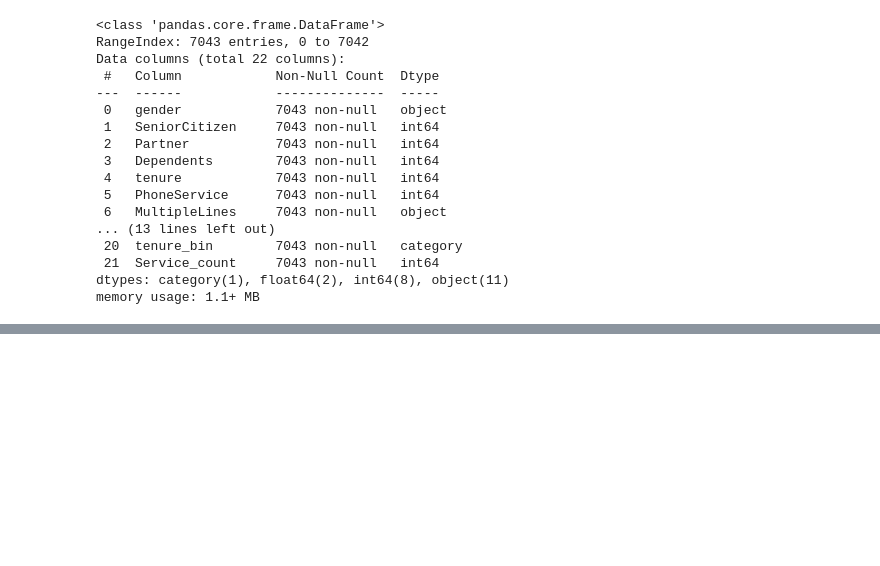
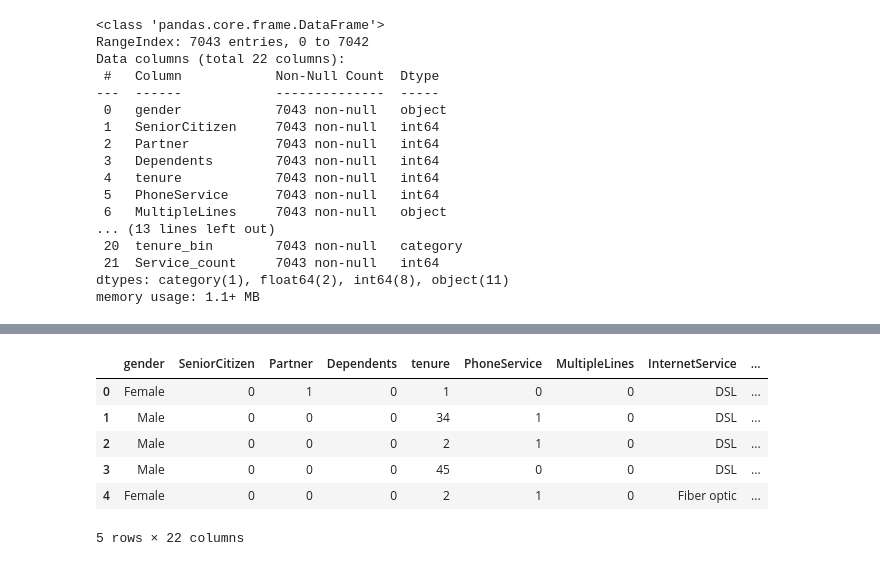
Before and after one commit to medisumeet/Customer-Churn-Project, a Jupyter notebook: churn-analysis.ipynb, the cells around one changed output, grey strips where cells are left out. Drawn from its saved outputs; the diff is of its cells as text; code cells hidden in the pictures; blank space fills up the shorter version.

```diff
--- a/churn-analysis.ipynb
+++ b/churn-analysis.ipynb
@@ -562,0 +597,4 @@ memory usage: 1.1+ MB
+# %%
+for col in df.columns:
+    if df[col].eq('No phone service' , 'No internet service').any():
+        print(col, df[col].nunique())
@@ -562,0 +603,7 @@ memory usage: 1.1+ MB
+# %%
+for col in df.columns:
+    nophone = (df[col] == 'No phone service').sum()
+    nointernet = (df[col] == 'No internet service').sum()
+
+    if nophone > 0 or nointernet > 0:
+        print(col, " | No phone:", nophone, " | No internet:", nointernet)
@@ -562,0 +618,21 @@ memory usage: 1.1+ MB
+# %%
+df['MultipleLines'] = df['MultipleLines'].replace({'No phone service': 'No'})
+df['MultipleLines'] = df['MultipleLines'].map({'Yes': 1, 'No': 0})
+# %%
+internet_cols = ['OnlineBackup','OnlineSecurity','DeviceProtection',
+                 'TechSupport','StreamingTV','StreamingMovies']
+
+df[internet_cols] = df[internet_cols].replace({'No internet service': 'No'})
+
+for col in internet_cols:
+    df[col] = df[col].map({'Yes': 1, 'No': 0})
+# %%
+df.head()
+# %% [output]
+|  | gender | SeniorCitizen | Partner | Dependents | tenure | PhoneService | MultipleLines | InternetService | ... |
+| 0 | Female | 0 | 1 | 0 | 1 | 0 | 0 | DSL | ... |
+| 1 | Male | 0 | 0 | 0 | 34 | 1 | 0 | DSL | ... |
+| 2 | Male | 0 | 0 | 0 | 2 | 1 | 0 | DSL | ... |
+| 3 | Male | 0 | 0 | 0 | 45 | 0 | 0 | DSL | ... |
+| 4 | Female | 0 | 0 | 0 | 2 | 1 | 0 | Fiber optic | ... |
+5 rows × 22 columns
```
Also changed, not shown: parts of 41 cells of this notebook.
